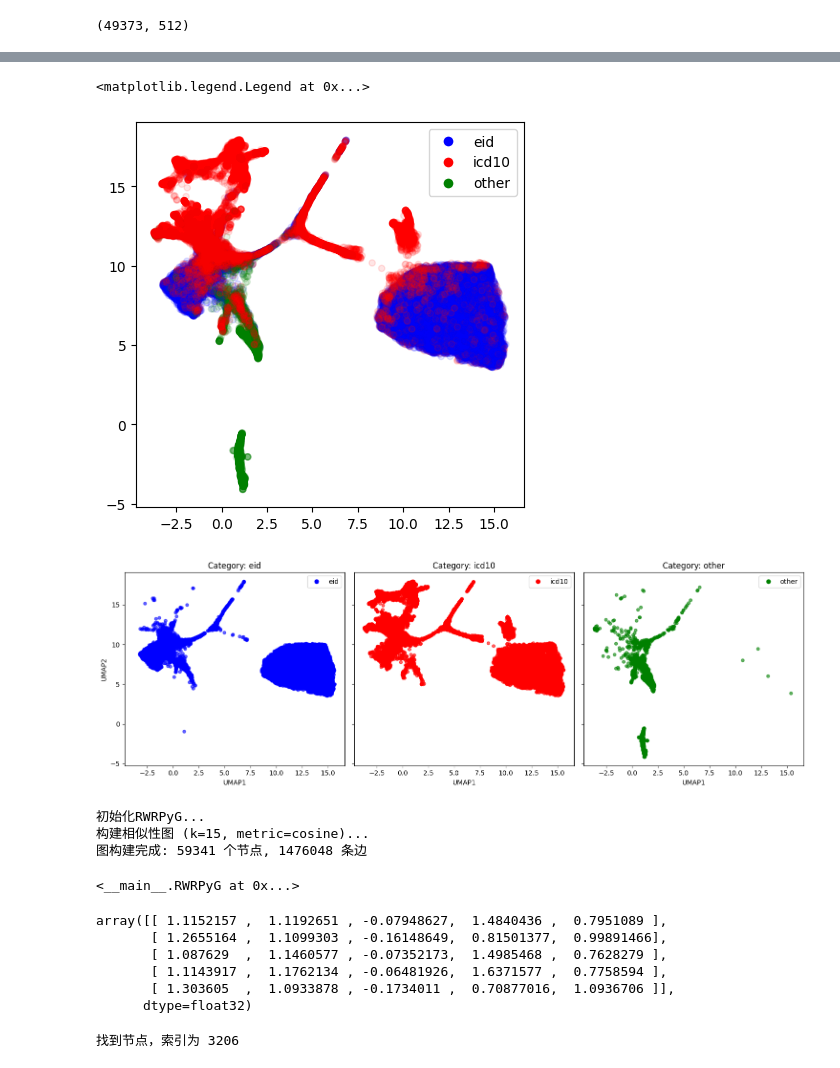
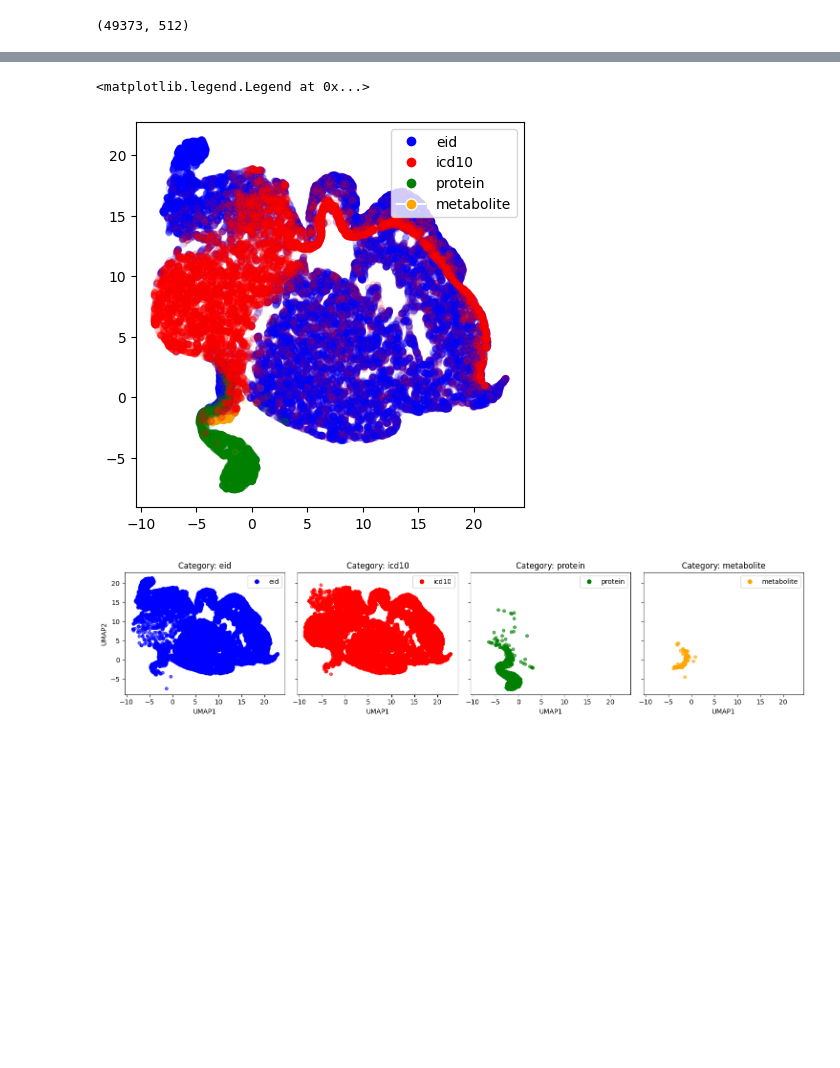
Before and after one commit to ZhenyiWangTHU/homework2025, a Jupyter notebook: Codes/evaluation.ipynb, the cells around one changed output, grey strips where cells are left out. Saved outputs shown, nothing was run; the diff lists cells and outputs as text; code cells hidden in the pictures; blank space fills up the shorter version.

```diff
--- a/Codes/evaluation.ipynb
+++ b/Codes/evaluation.ipynb
@@ -232,15 +112,18 @@ import re
 def classify_element(element):
     # 正则表达式模式
     pattern_id = r'^\d+$'  # 全数字（病人ID）
-    pattern_code = r'^[A-Z]\d+$'  # 大写字母开头，后跟数字
+    pattern_code = r'^[A-Z][A-Z\d]*$'  # 大写字母开头，后跟数字or大写字母(icd10)
+    pattern_protein = r'^[a-z\d][a-z\d_]*$'
 
     # 分类判断
     if re.match(pattern_id, element):
         return 'eid'
     elif re.match(pattern_code, element):
         return 'icd10'
+    elif re.match(pattern_protein, element):
+        return 'protein'
     else:
-        return 'other'
+        return 'metabolite'
 # %%
 keys_classification = [classify_element(key) for key in loaded_keys]
 # %%
@@ -263,7 +147,8 @@ scatter = plt.scatter(feature_matrix_pca[:, 0], feature_matrix_pca[:, 1],
 legend_elements = [
     plt.Line2D([0], [0], marker='o', color='w', markerfacecolor='blue', markersize=8, label='eid'),
     plt.Line2D([0], [0], marker='o', color='w', markerfacecolor='red', markersize=8, label='icd10'),
-    plt.Line2D([0], [0], marker='o', color='w', markerfacecolor='green', markersize=8, label='other')
+    plt.Line2D([0], [0], marker='o', color='w', markerfacecolor='green', markersize=8, label='protein'),
+    plt.Line2D([0], [0], marker='o', color='w', markerfacecolor='orange', markersize=8, label='metabolite')
 ]
 plt.legend(handles=legend_elements, loc='upper right')
 # %% [output]
@@ -272,10 +157,10 @@ plt.legend(handles=legend_elements, loc='upper right')
 # %%
 # 创建一个包含3个子图的画布
-fig, axes = plt.subplots(1, 3, figsize=(15, 5), sharex=True, sharey=True)
+fig, axes = plt.subplots(1, 4, figsize=(15, 3.5), sharex=True, sharey=True)
 
 # 按类别筛选数据并绘制
-categories = ['eid', 'icd10', 'other']
-category_colors = {'eid': 'blue', 'icd10': 'red', 'other': 'green'}
+categories = ['eid', 'icd10', 'protein', 'metabolite']
+category_colors = {'eid': 'blue', 'icd10': 'red', 'protein': 'green', 'metabolite': 'orange'}
 
 for i, category in enumerate(categories):
     # 筛选当前类别的数据
@@ -318,74 +203,45 @@ scatter = plt.scatter(feature_matrix_umap[:, 0], feature_matrix_umap[:, 1],
 legend_elements = [
     plt.Line2D([0], [0], marker='o', color='w', markerfacecolor='blue', markersize=8, label='eid'),
     plt.Line2D([0], [0], marker='o', color='w', markerfacecolor='red', markersize=8, label='icd10'),
-    plt.Line2D([0], [0], marker='o', color='w', markerfacecolor='green', markersize=8, label='other')
+    plt.Line2D([0], [0], marker='o', color='w', markerfacecolor='green', markersize=8, label='protein'),
+    plt.Line2D([0], [0], marker='o', color='w', markerfacecolor='orange', markersize=8, label='metabolite')
 ]
 plt.legend(handles=legend_elements, loc='upper right')
 # %% [output]
 <matplotlib.legend.Legend at 0x...>
-[figure, old version]
+[figure, new version]
 # %%
 # 创建一个包含3个子图的画布
-fig, axes = plt.subplots(1, 3, figsize=(15, 5), sharex=True, sharey=True)
+fig, axes = plt.subplots(1, 4, figsize=(15, 3.5), sharex=True, sharey=True)
 
 # 按类别筛选数据并绘制
-categories = ['eid', 'icd10', 'other']
-category_colors = {'eid': 'blue', 'icd10': 'red', 'other': 'green'}
+categories = ['eid', 'icd10', 'protein', 'metabolite']
+category_colors = {'eid': 'blue', 'icd10': 'red', 'protein': 'green', 'metabolite': 'orange'}
 
 for i, category in enumerate(categories):
     # 筛选当前类别的数据
     mask = np.array(keys_classification) == category
     umap_subset = feature_matrix_umap[mask]
 
     # 在对应的子图上绘制
     axes[i].scatter(umap_subset[:, 0], umap_subset[:, 1],
                    c=category_colors[category], alpha=0.6, s=20)
 
     # 设置子图标题
     axes[i].set_title(f'Category: {category}')
     axes[i].set_xlabel('UMAP1')
     if i == 0:  # 只在第一个子图上设置ylabel
         axes[i].set_ylabel('UMAP2')
 
     # 添加图例
     legend_elements = [
         plt.Line2D([0], [0], marker='o', color='w',
                   markerfacecolor=category_colors[category], markersize=8, label=category)
     ]
     axes[i].legend(handles=legend_elements, loc='upper right')
 
 # 调整布局
 plt.tight_layout()
 plt.show()
 # %% [output]
-[figure, old version]
+[figure, new version]
-# %%
-# 初始化RWRPyG
-print("初始化RWRPyG...")
-rwr = RWRPyG(feature_matrix=feature_matrix, node_names=loaded_keys, device='cuda')
-
-# 构建图
-rwr.build_graph(k_neighbors=15, metric='cosine')
-# %% [output]
-初始化RWRPyG...
-构建相似性图 (k=15, metric=cosine)...
-图构建完成: 59341 个节点, 1476048 条边
-<__main__.RWRPyG at 0x...>
-# %%
-feature_matrix[:5,:5]
-# %% [output]
-array([[ 1.1152157 ,  1.1192651 , -0.07948627,  1.4840436 ,  0.7951089 ],
-       [ 1.2655164 ,  1.1099303 , -0.16148649,  0.81501377,  0.99891466],
-       [ 1.087629  ,  1.1460577 , -0.07352173,  1.4985468 ,  0.7628279 ],
-       [ 1.1143917 ,  1.1762134 , -0.06481926,  1.6371577 ,  0.7758594 ],
-       [ 1.303605  ,  1.0933878 , -0.1734011 ,  0.70877016,  1.0936706 ]],
-      dtype=float32)
-# %%
-try:
-    select_index = rwr.name_to_idx["C920"]
-    print(f"找到节点，索引为 {select_index}")
-except KeyError:
-    print(f"错误：未找到节点")
-    exit()
-# %% [output]
-找到节点，索引为 3206
```
Also changed, not shown: parts of 15 cells of this notebook, 41 other files.
